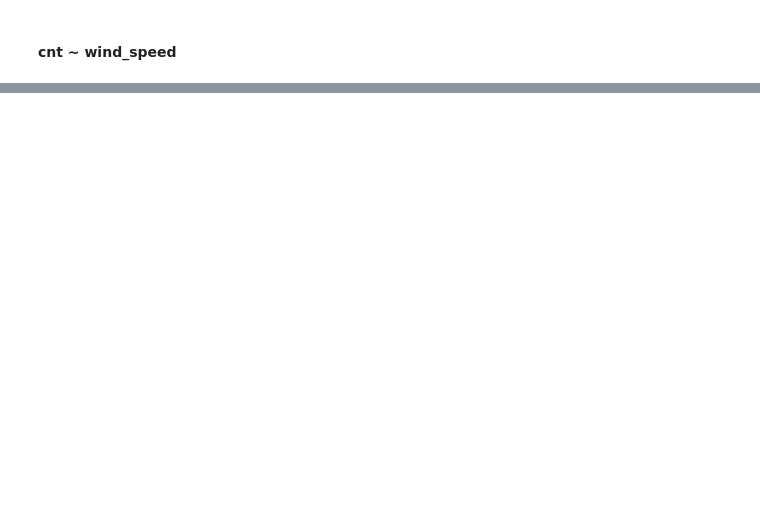
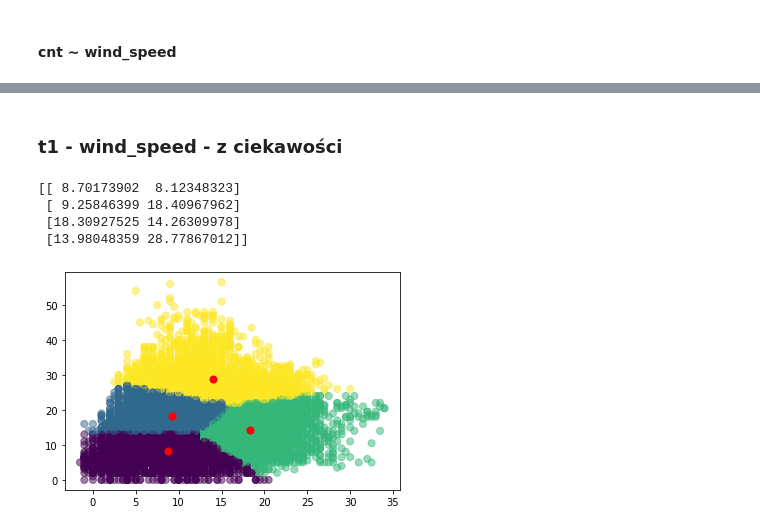
Before and after one commit to hubert-mazur/bike_sharing_data_exploration, a Jupyter notebook: project.ipynb, the cells around one changed output, grey strips where cells are left out. Drawn from its saved outputs; the diff is of its cells as text; code cells hidden in the pictures; blank space fills up the shorter version.

```diff
--- a/project.ipynb
+++ b/project.ipynb
@@ -514,0 +523,10 @@ See the caveats in the documentation: https://pandas.pydata.org/pandas-docs/stab
+# %% [markdown]
+### t1 - wind_speed - z ciekawości
+# %%
+kmeans_clustering('t1', 'wind_speed', 4)
+# %% [output]
+[[ 8.70173902  8.12348323]
+ [ 9.25846399 18.40967962]
+ [18.30927525 14.26309978]
+ [13.98048359 28.77867012]]
+[figure, added]
```
Also changed, not shown: parts of 12 cells of this notebook.
